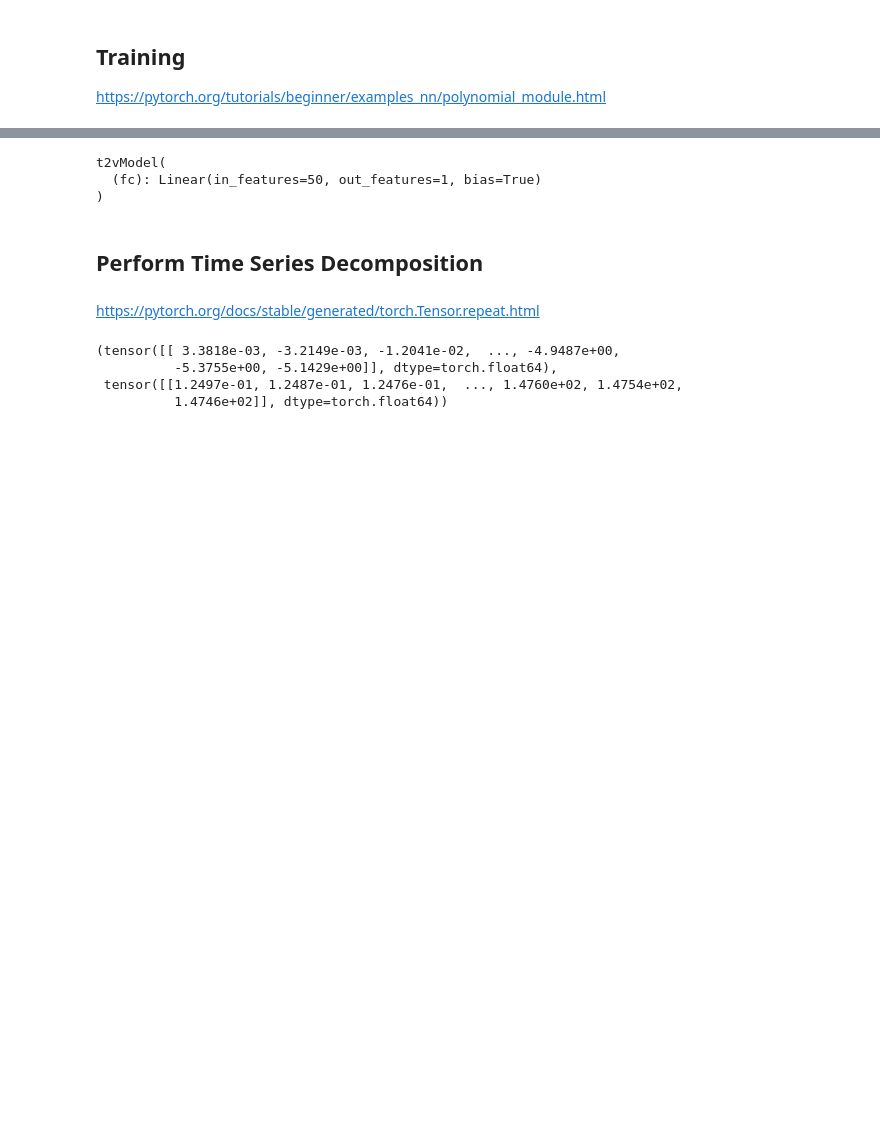
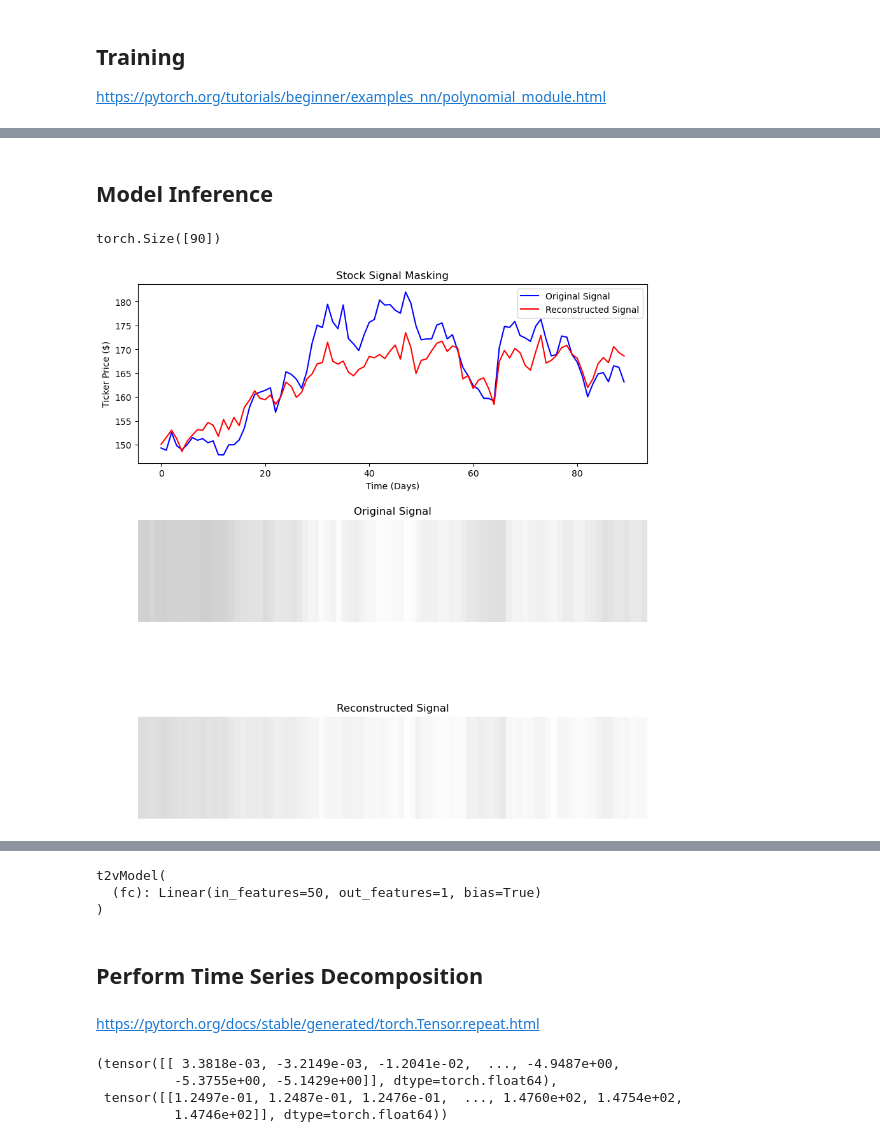
Before and after one commit to oerdal/stocks, a Jupyter notebook: Time_Series_Analysis.ipynb, the cells around one changed output, grey strips where cells are left out. Drawn from its saved outputs; the diff is of its cells as text; code cells hidden in the pictures; blank space fills up the shorter version.

```diff
--- a/Time_Series_Analysis.ipynb
+++ b/Time_Series_Analysis.ipynb
@@ -278,0 +401,20 @@ class MaskedTickerDataset(Dataset):
+# %%
+dataloader = DataLoader(MaskedAppleDataset, batch_size=1, shuffle=True)
+AE = SignalAutoencoder()
+# %%
+n_epochs = 50
+loss_fn = nn.MSELoss()
+optimizer = torch.optim.Adam(AE.parameters())
+
+# training loop
+AE.train()
+for epoch in range(n_epochs):
+    epoch_loss = 0
+    for x, y in dataloader:
+        out = AE(x)
+        loss = loss_fn(out, y)
+        optimizer.zero_grad()
+        loss.backward()
+        optimizer.step()
+        epoch_loss += loss.item()
+    print(epoch_loss / len(dataloader))
@@ -278,0 +439,36 @@ class MaskedTickerDataset(Dataset):
+# %% [markdown]
+## Model Inference
+# %%
+AE.eval()
+for x, y in dataloader:
+    out = AE(x).detach()
+    break
+
+out, y = out.reshape(-1), y.reshape(-1)
+print(y.shape)
+
+fig, axs = plt.subplots(3, 1, figsize=(10, 10))
+# graph
+axs[0].plot(y, c='b', label='Original Signal')
+axs[0].plot(out, c='r', label='Reconstructed Signal')
+axs[0].set_xlabel('Time (Days)')
+axs[0].set_ylabel('Ticker Price ($)')
+axs[0].set_title('Stock Signal Masking')
+axs[0].legend()
+# bars
+axs[1].imshow(convert_signal(y), cmap='gray', vmin=0, vmax=255)
+axs[2].imshow(convert_signal(out), cmap='gray', vmin=0, vmax=255)
+axs[1].set_axis_off()
+axs[2].set_axis_off()
+axs[1].set_title('Original Signal')
+axs[2].set_title('Reconstructed Signal')
+plt.subplots_adjust(left=0.1,
+                    bottom=0.05,
+                    right=0.9,
+                    top=0.95,
+                    wspace=0.4,
+                    hspace=0.1)
+plt.show()
+# %% [output]
+torch.Size([90])
+[figure, added]
```
Also changed, not shown: parts of 21 cells of this notebook.
